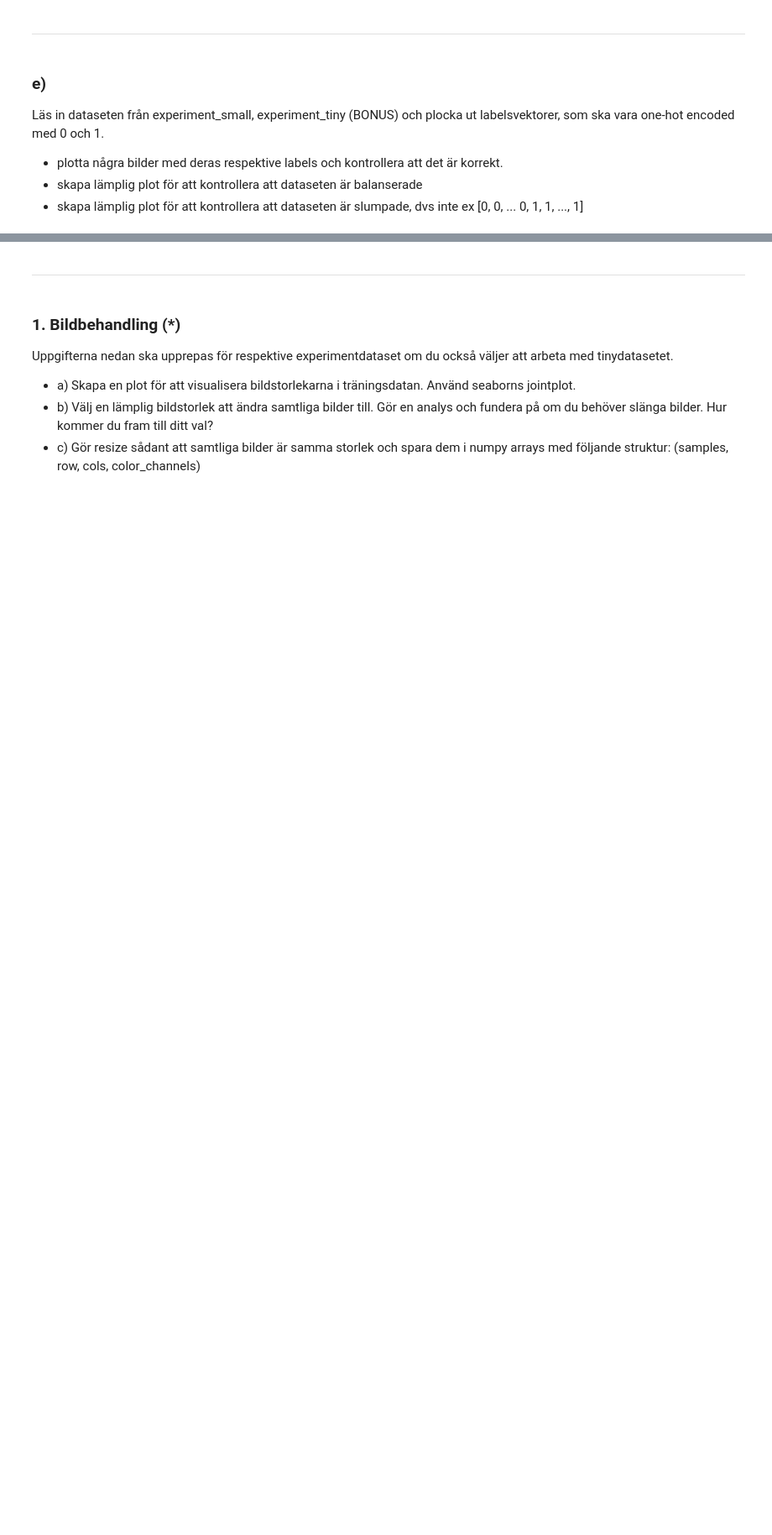
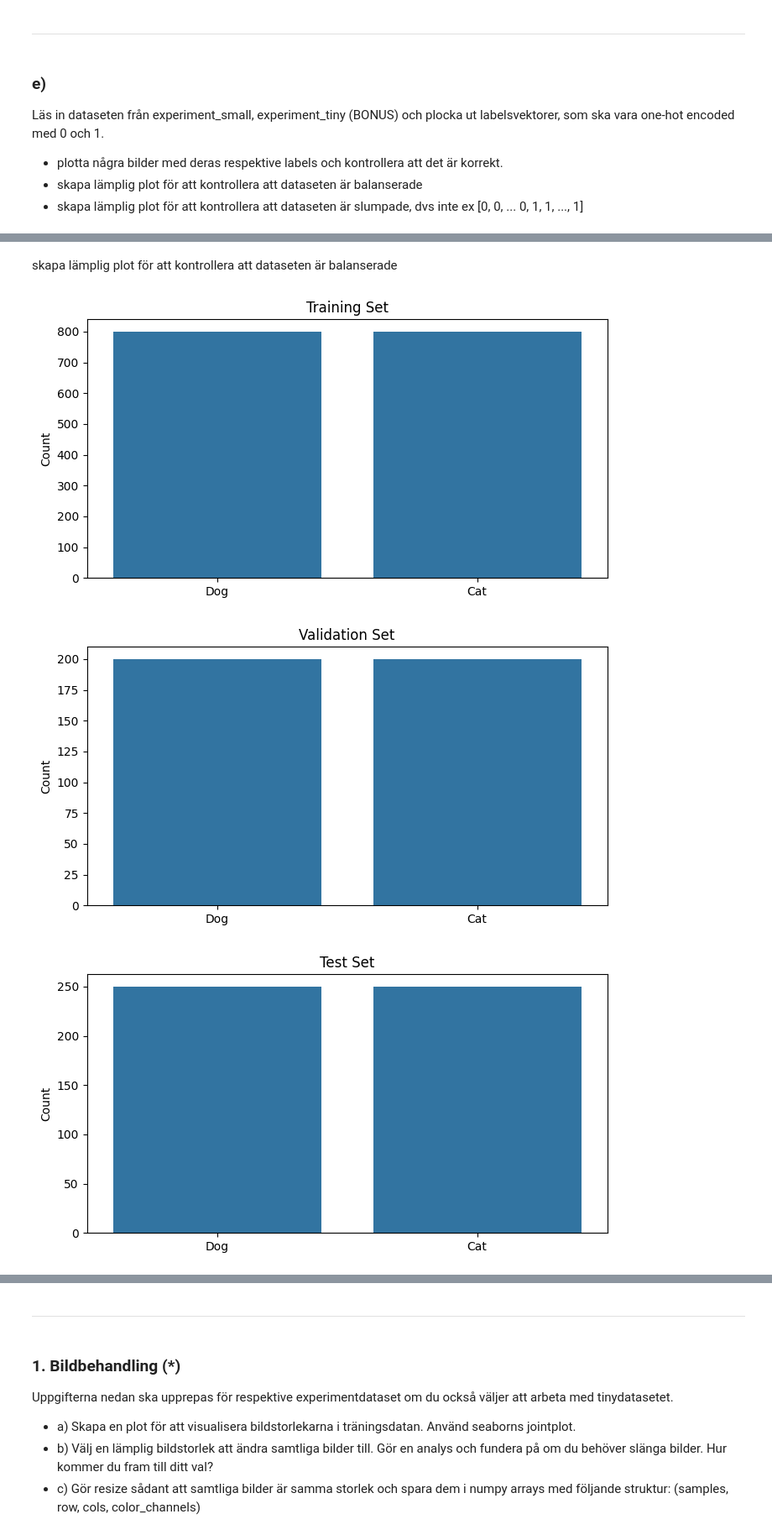
Before and after one commit to Utjiman/AI-Richard-Boden-OPA23, a Jupyter notebook: labs/Labb_2.ipynb, the cells around one changed output, grey strips where cells are left out. Shown at 84% size. Cells and saved outputs as stored; diff of their text form; code cells hidden in the pictures; blank space fills up the shorter version.

```diff
--- a/labs/Labb_2.ipynb
+++ b/labs/Labb_2.ipynb
@@ -70,0 +119,15 @@ experiment. Spara datan i deras respektive mappar. (**)
+# %%
+directories = ["experiment_small_data/train", "experiment_small_data/test", "experiment_small_data/val"]
+
+
+def count_files(directory):
+    dog_count = sum('dog' in f for f in os.listdir(directory))
+    cat_count = sum('cat' in f for f in os.listdir(directory))
+    return dog_count, cat_count
+
+
+for directory in directories:
+    dogs, cats = count_files(directory)
+    print(f"{directory}:")
+    print("Dogs:", dogs)
+    print("Cats:", cats)
@@ -79,0 +241,22 @@ ska vara one-hot encoded med 0 och 1.
+# %% [markdown]
+skapa lämplig plot för att kontrollera att dataseten är balanserade
+# %%
+def plot_class_distribution(y_data, title):
+
+    class_sums = np.sum(y_data, axis=0)
+    classes = ['Dog', 'Cat']
+
+    plt.figure(figsize=(8, 4))
+    sns.barplot(x=classes, y=class_sums)
+    plt.title(title)
+    plt.ylabel('Count')
+    plt.show()
+
+
+plot_class_distribution(y_train, "Training Set")
+plot_class_distribution(y_val, "Validation Set")
+plot_class_distribution(y_test, "Test Set")
+# %% [output]
+[figure, added]
+[figure, added]
+[figure, added]
```
Also changed, not shown: parts of 10 cells of this notebook.
